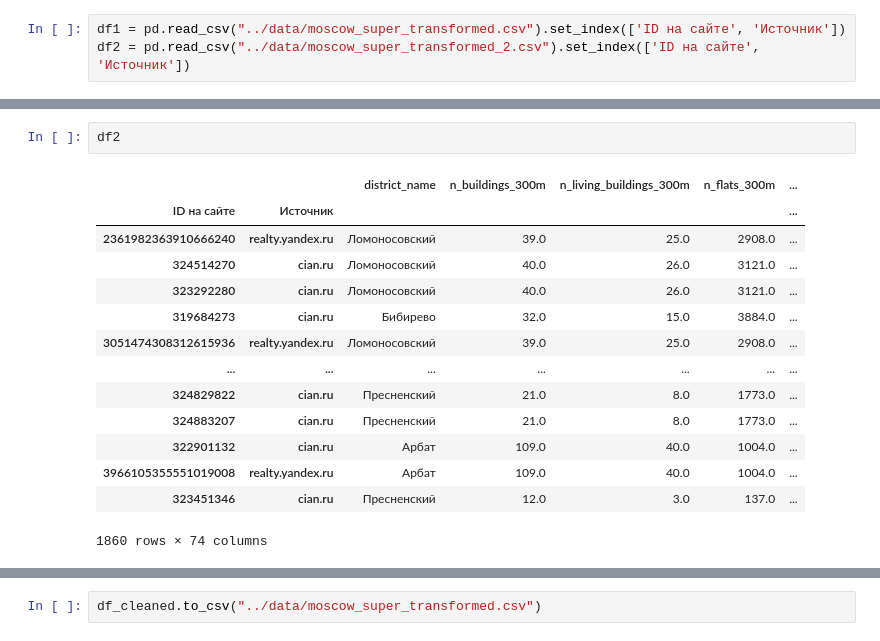
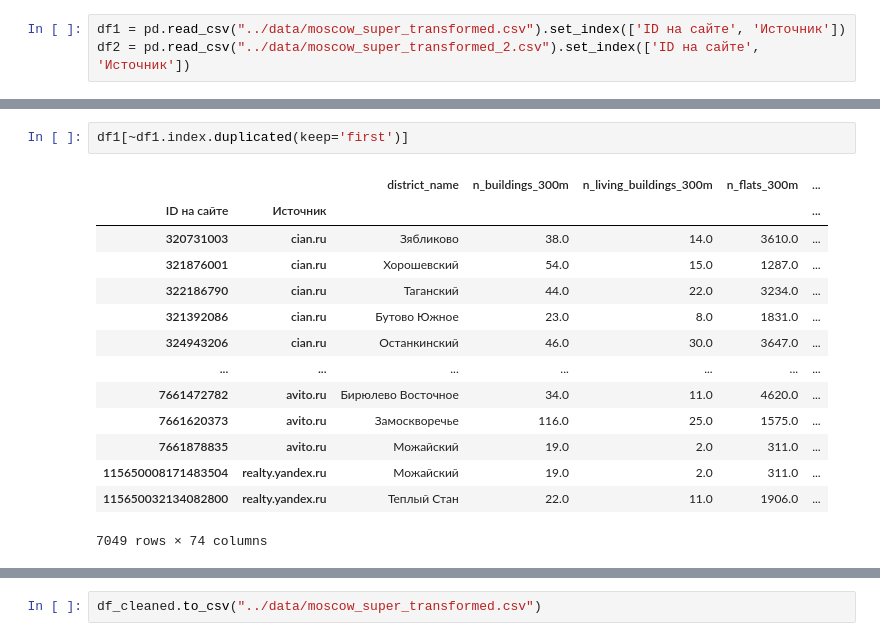
Before and after one commit to mgolovstik/sirius-school-proj, a Jupyter notebook: analytics/merge_two_datasets.ipynb, the cells around one changed output, grey strips where cells are left out. Saved outputs shown, nothing was run; the diff lists cells and outputs as text.

```diff
--- a/analytics/merge_two_datasets.ipynb
+++ b/analytics/merge_two_datasets.ipynb
@@ -24,20 +7,20 @@ df1
-# %%
-df2
-# %% [output]
-|  |  | district_name | n_buildings_300m | n_living_buildings_300m | n_flats_300m | ... |
-| ID на сайте | Источник |  |  |  |  | ... |
-| 2361982363910666240 | realty.yandex.ru | Ломоносовский | 39.0 | 25.0 | 2908.0 | ... |
-| 324514270 | cian.ru | Ломоносовский | 40.0 | 26.0 | 3121.0 | ... |
-| 323292280 | cian.ru | Ломоносовский | 40.0 | 26.0 | 3121.0 | ... |
-| 319684273 | cian.ru | Бибирево | 32.0 | 15.0 | 3884.0 | ... |
-| 3051474308312615936 | realty.yandex.ru | Ломоносовский | 39.0 | 25.0 | 2908.0 | ... |
-| ... | ... | ... | ... | ... | ... | ... |
-| 324829822 | cian.ru | Пресненский | 21.0 | 8.0 | 1773.0 | ... |
-| 324883207 | cian.ru | Пресненский | 21.0 | 8.0 | 1773.0 | ... |
-| 322901132 | cian.ru | Арбат | 109.0 | 40.0 | 1004.0 | ... |
-| 3966105355551019008 | realty.yandex.ru | Арбат | 109.0 | 40.0 | 1004.0 | ... |
-| 323451346 | cian.ru | Пресненский | 12.0 | 3.0 | 137.0 | ... |
-1860 rows × 74 columns
+# %%
+df1[~df1.index.duplicated(keep='first')]
+# %% [output]
+|  |  | district_name | n_buildings_300m | n_living_buildings_300m | n_flats_300m | ... |
+| ID на сайте | Источник |  |  |  |  | ... |
+| 320731003 | cian.ru | Зябликово | 38.0 | 14.0 | 3610.0 | ... |
+| 321876001 | cian.ru | Хорошевский | 54.0 | 15.0 | 1287.0 | ... |
+| 322186790 | cian.ru | Таганский | 44.0 | 22.0 | 3234.0 | ... |
+| 321392086 | cian.ru | Бутово Южное | 23.0 | 8.0 | 1831.0 | ... |
+| 324943206 | cian.ru | Останкинский | 46.0 | 30.0 | 3647.0 | ... |
+| ... | ... | ... | ... | ... | ... | ... |
+| 7661472782 | avito.ru | Бирюлево Восточное | 34.0 | 11.0 | 4620.0 | ... |
+| 7661620373 | avito.ru | Замоскворечье | 116.0 | 25.0 | 1575.0 | ... |
+| 7661878835 | avito.ru | Можайский | 19.0 | 2.0 | 311.0 | ... |
+| 115650008171483504 | realty.yandex.ru | Можайский | 19.0 | 2.0 | 311.0 | ... |
+| 115650032134082800 | realty.yandex.ru | Теплый Стан | 22.0 | 11.0 | 1906.0 | ... |
+7049 rows × 74 columns
 # %%
 df = pd.concat([df1, df2], axis=0)
 df
```
Also changed, not shown: parts of 3 cells of this notebook, 3 other files.
